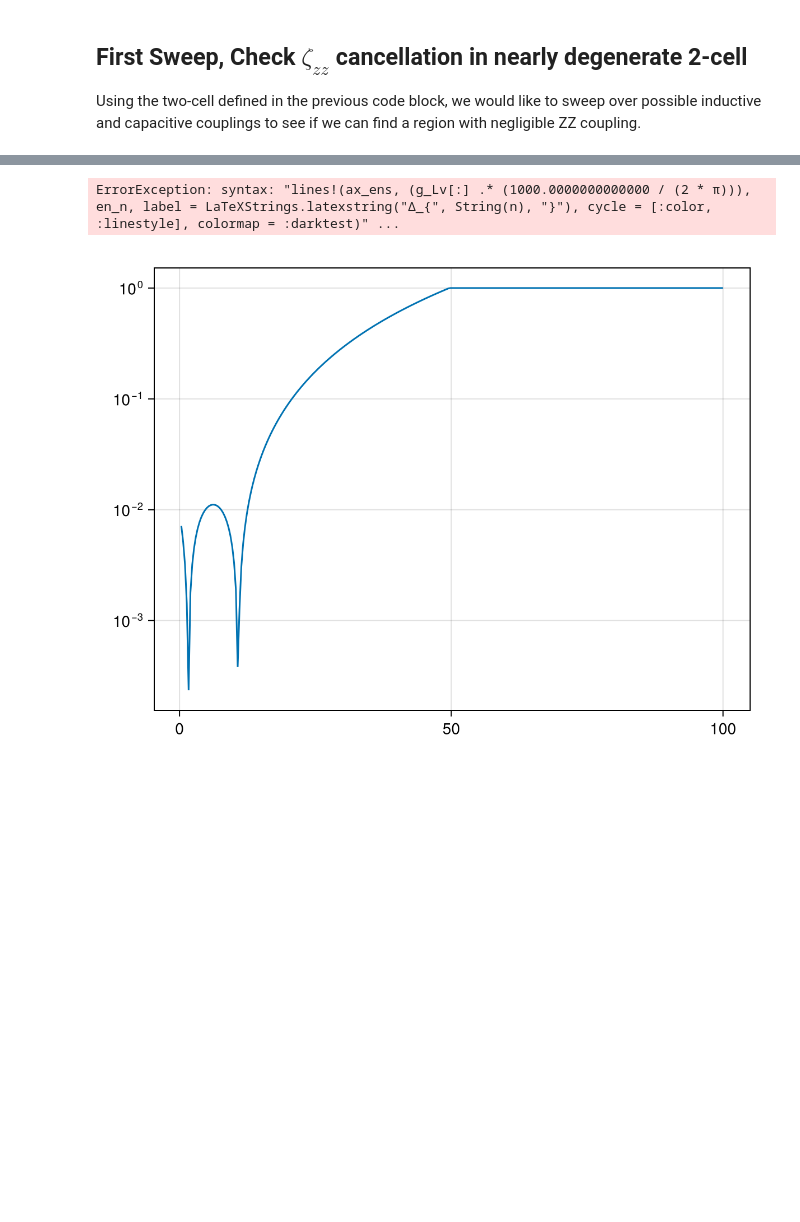
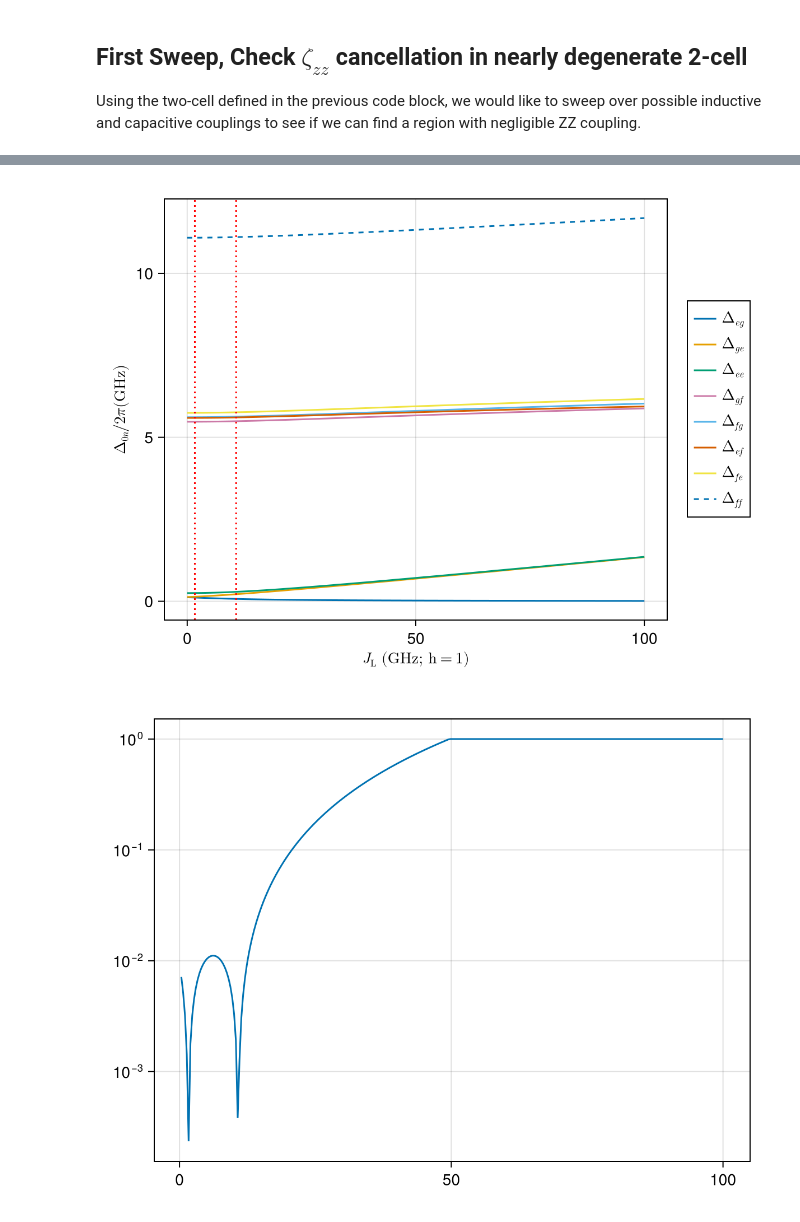
Before and after one commit to brisenodaniel/XoniumUnitCell.jl, a Jupyter notebook: notebooks/2Q.ipynb, the cells around one changed output, grey strips where cells are left out. Cells and saved outputs as stored; diff of their text form; code cells hidden in the pictures; blank space fills up the shorter version.

```diff
--- a/notebooks/2Q.ipynb
+++ b/notebooks/2Q.ipynb
@@ -349,36 +337,36 @@ ylabel = L"Δ_{0n}/2π(\mathrm{GHz})"
 title = "Spectrum vs Inductive Coupling"
 ax_ens = Axis(
     fig_ens[1,1];
     xlabel=xlabel,
     ylabel=ylabel,
 )
 fig = Figure()
 ax = Axis(fig[1,1], yscale=log10)
 lines!(ax, g_Lv[2:end] .* (1e3/2π), Z[2:end,gC_idx])
 fig
 state_lbls = (:gg, :eg, :ge, :ee,
               :gf, :fg, :ff, :ef, :fe,
               :gh, :hg, :hh, :eh, :he, :fh, :hf,)
 state_lbls = (;(lbl=>state_idx(two_cell, lbl) for lbl in state_lbls)...)
 
 
 max_lev = 3
 e_levels = [:eg, :ge, :ee, :gf, :fg, :ef, :fe, :ff]
 gL_min, gL_max = (argmin(g_Lv ./ GHzħ_conv .- v .|> abs) for v in (138, 142))
 for n in e_levels
     #en_n = ens[gL_min: gL_max,n+1] ./ 2π
     en_n = ens[:, state_lbls[n]] ./2π
     lines!(ax_ens, g_Lv[:] .* (1e3/2π), en_n, label=L"Δ_{%$(String(n))}",
-    cycle=[:color, :linestyle], colormap=:darktest)two_cell = f1 ⊗ f2;
+    cycle=[:color, :linestyle], colormap=:darktest)
 end
-print(ens[:, 3] .- ens[:, 4])
+#print(ens[:, 3] .- ens[:, 4])
 # add vertical lines at location of minima
 min_idx, _ = findminima(Z[:,gC_idx])
 vlines!(ax_ens, g_Lv[min_idx] .* (1e3/2π); color=:red, linestyle=:dot)
 Legend(fig_ens[1,2], ax_ens)
 fig_ens
 # %% [output]
-ErrorException: syntax: "lines!(ax_ens, (g_Lv[:] .* (1000.0000000000000 / (2 * π))), en_n, label = LaTeXStrings.latexstring("Δ_{", String(n), "}"), cycle = [:color, :linestyle], colormap = :darktest)" ...
+[figure, added]
 # %%
 fig = Figure()
 ax = Axis(fig[1,1], yscale=log10)
```
Also changed, not shown: parts of 10 cells of this notebook, 9 other files.
